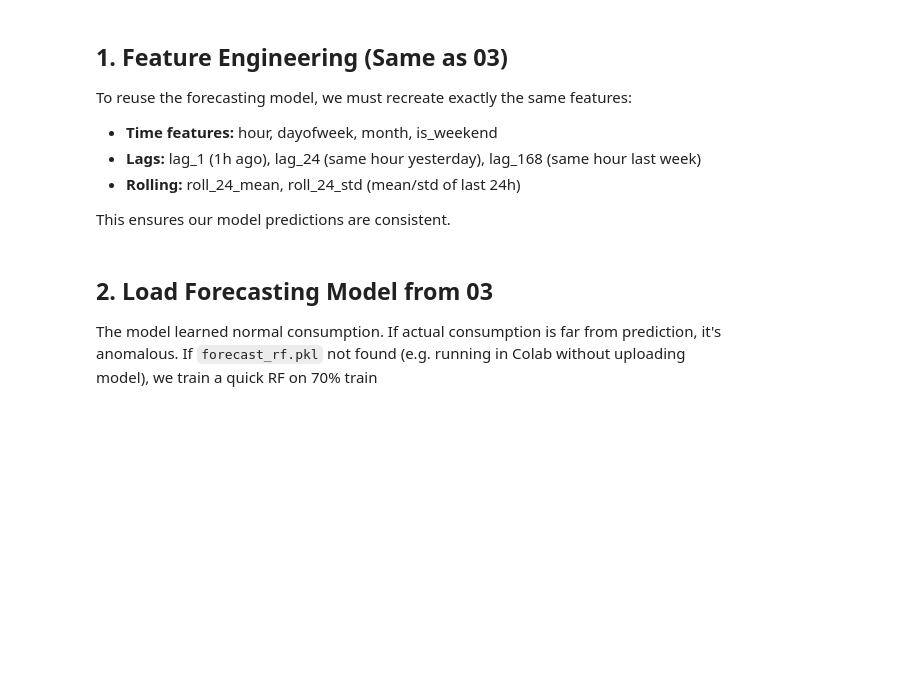
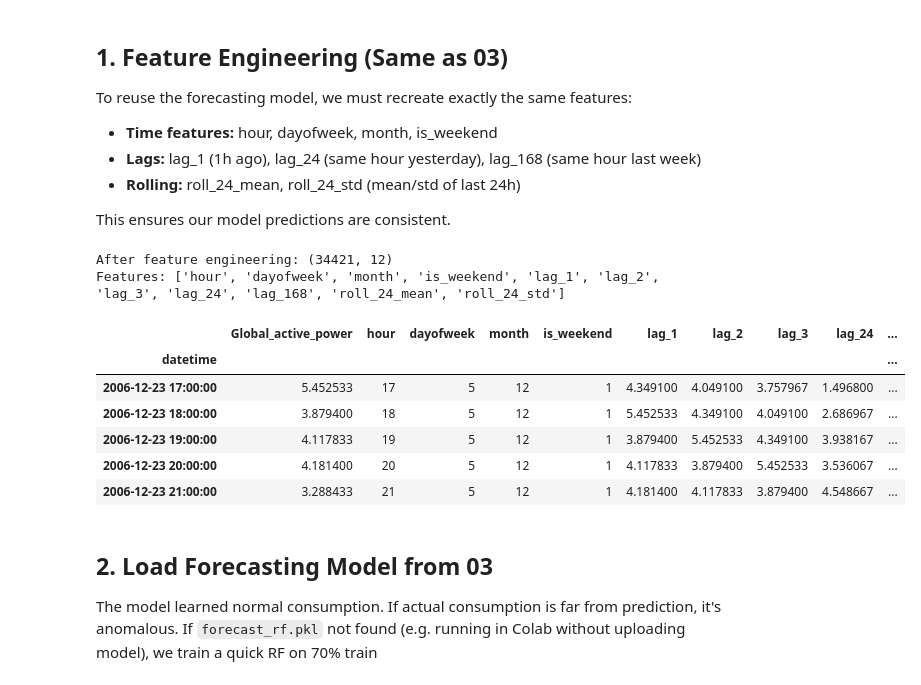
Before and after one commit to Mohamed-Al-Saudi/EnergySavvy-AI-Project, a Jupyter notebook: notebooks/04_anomaly_detection.ipynb, the cells around one changed output. Cells and saved outputs as stored; diff of their text form; code cells hidden in the pictures; blank space fills up the shorter version.

```diff
--- a/notebooks/04_anomaly_detection.ipynb
+++ b/notebooks/04_anomaly_detection.ipynb
@@ -45,25 +55,35 @@ To reuse the forecasting model, we must recreate exactly the same features:
 
 This ensures our model predictions are consistent.
 # %%
-target = Global_active_power
-df_t = df[[target]].asfreq('H')
+target = 'Global_active_power'
+df_t = df[[target]].asfreq('h')
 # time features
 df_t['hour'] = df_t.index.hour
 df_t['dayofweek'] = df_t.index.dayofweek
 df_t['month'] = df_t.index.month
 df_t['is_weekend'] = (df_t.index.dayofweek >= 5).astype(int)
 # lag features - the memory of the model
 for lag in [1,2,3,24,168]:
     df_t[f'lag_{lag}'] = df_t[target].shift(lag)
 # rolling features
 df_t['roll_24_mean'] = df_t[target].shift(1).rolling(24).mean()
 df_t['roll_24_std'] = df_t[target].shift(1).rolling(24).std()
 df_t = df_t.dropna()
 X = df_t.drop(columns=[target])
 y = df_t[target]
 print(f"After feature engineering: {df_t.shape}")
 print(f"Features: {X.columns.tolist()}")
 df_t.head()
+# %% [output]
+After feature engineering: (34421, 12)
+Features: ['hour', 'dayofweek', 'month', 'is_weekend', 'lag_1', 'lag_2', 'lag_3', 'lag_24', 'lag_168', 'roll_24_mean', 'roll_24_std']
+|  | Global_active_power | hour | dayofweek | month | is_weekend | lag_1 | lag_2 | lag_3 | lag_24 | ... |
+| datetime |  |  |  |  |  |  |  |  |  | ... |
+| 2006-12-23 17:00:00 | 5.452533 | 17 | 5 | 12 | 1 | 4.349100 | 4.049100 | 3.757967 | 1.496800 | ... |
+| 2006-12-23 18:00:00 | 3.879400 | 18 | 5 | 12 | 1 | 5.452533 | 4.349100 | 4.049100 | 2.686967 | ... |
+| 2006-12-23 19:00:00 | 4.117833 | 19 | 5 | 12 | 1 | 3.879400 | 5.452533 | 4.349100 | 3.938167 | ... |
+| 2006-12-23 20:00:00 | 4.181400 | 20 | 5 | 12 | 1 | 4.117833 | 3.879400 | 5.452533 | 3.536067 | ... |
+| 2006-12-23 21:00:00 | 3.288433 | 21 | 5 | 12 | 1 | 4.181400 | 4.117833 | 3.879400 | 4.548667 | ... |
 # %% [markdown]
 ## 2. Load Forecasting Model from 03
 The model learned normal consumption. If actual consumption is far from prediction, it's anomalous.
```
Also changed, not shown: parts of 6 cells of this notebook.
